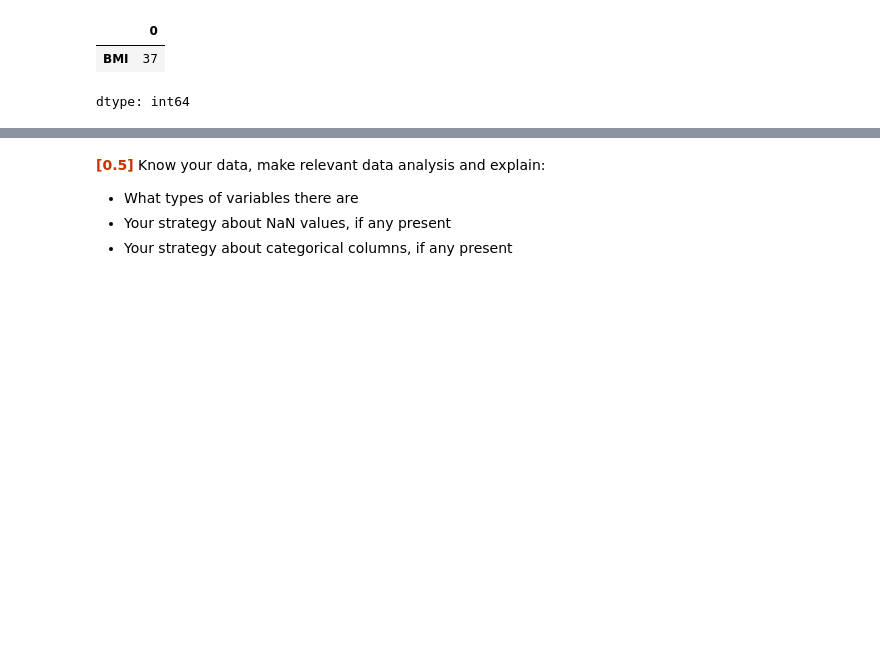
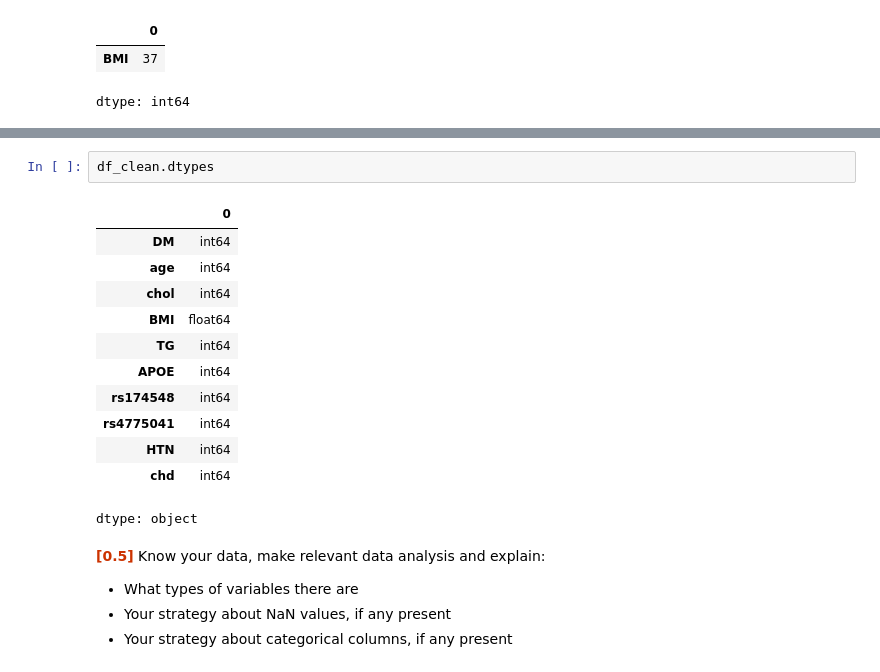
Before and after one commit to bulatych/ML_HSE, a Jupyter notebook: homeworks/HW_3_(Regression).ipynb, the cells around one changed output, grey strips where cells are left out. Saved outputs shown, nothing was run; the diff lists cells and outputs as text; blank space fills up the shorter version.

```diff
--- a/homeworks/HW_3_(Regression).ipynb
+++ b/homeworks/HW_3_(Regression).ipynb
@@ -85,3 +102,18 @@ There are 37 observations for BMI with NaN values. The sample size is large enou
+# %%
+df_clean.dtypes
+# %% [output]
+|  | 0 |
+| DM | int64 |
+| age | int64 |
+| chol | int64 |
+| BMI | float64 |
+| TG | int64 |
+| APOE | int64 |
+| rs174548 | int64 |
+| rs4775041 | int64 |
+| HTN | int64 |
+| chd | int64 |
+dtype: object
 # %% [markdown]
 <font color=#c30>**[0.5]**</font> Know your data, make relevant data analysis and explain:
  * What types of variables there are
```
Also changed, not shown: parts of 2 cells of this notebook.
